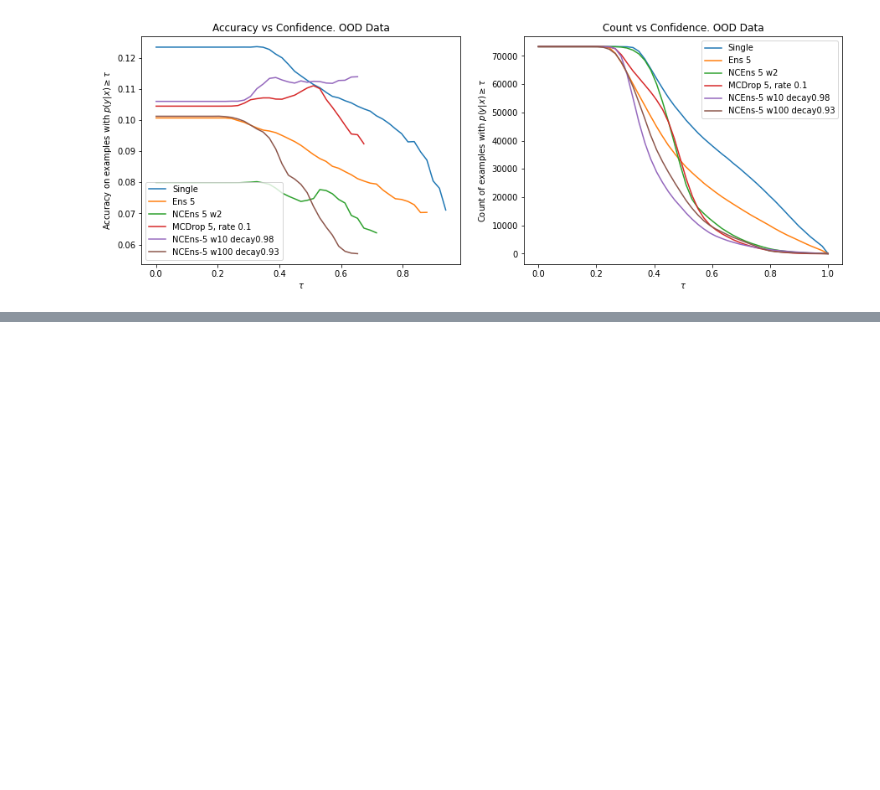
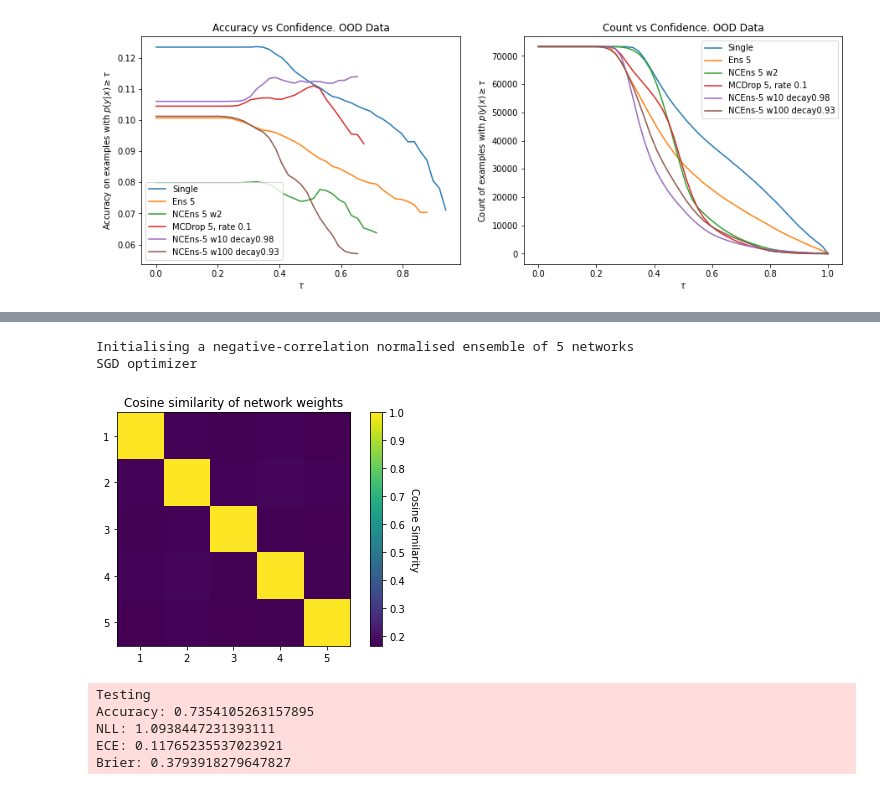
Before and after one commit to gintepe/DeepEnsembleUncertainty, a Jupyter notebook: test_cifar.ipynb, the cells around one changed output, grey strips where cells are left out. Cells and saved outputs as stored; diff of their text form; code cells hidden in the pictures; blank space fills up the shorter version.

Commit message:
additional refactor + disagreement tracking + similarity plots

```diff
--- a/test_cifar.ipynb
+++ b/test_cifar.ipynb
@@ -231,0 +216,27 @@ print(params.shape)
+# %%
+# run_id = 'run-20210521_133234-2zgcfz21' # regular ens
+run_id = 'run-20210521_135356-1z9btw0n' # nc ens
+checkpoint_epoch = 180
+device='cuda'
+# %%
+trainer, model_args = load_trainer(run_id, checkpoint_epoch, device)
+mat = plot_cosine_similarity(trainer)
+# %% [output]
+Initialising a negative-correlation normalised ensemble of 5 networks
+SGD optimizer
+[figure, added]
+# %%
+test_loader = cifar10.get_test_loader(model_args.data_dir, model_args.batch_size, corrupted=True, corruptions=constants.CORRUPTIONS, intensities=[3])
+
+
+metric_dict = {'NLL': lambda p, g: metrics.basic_cross_entropy(p, g).item(),
+                'ECE': metrics.wrap_ece(bins=20),
+                'Brier': metrics.wrap_brier()}
+
+acc, metric_res, thresholded_accuracies, thresholded_counts, binned_entropies, disagreement_mat = trainer.test(test_loader=test_loader, metric_dict=metric_dict, track_full_disagreements=True)
+# %% [output]
+Testing
+Accuracy: 0.7354105263157895
+NLL: 1.0938447231393111
+ECE: 0.11765235537023921
+Brier: 0.3793918279647827
```
Also changed, not shown: parts of 7 cells of this notebook, 8 other files.
